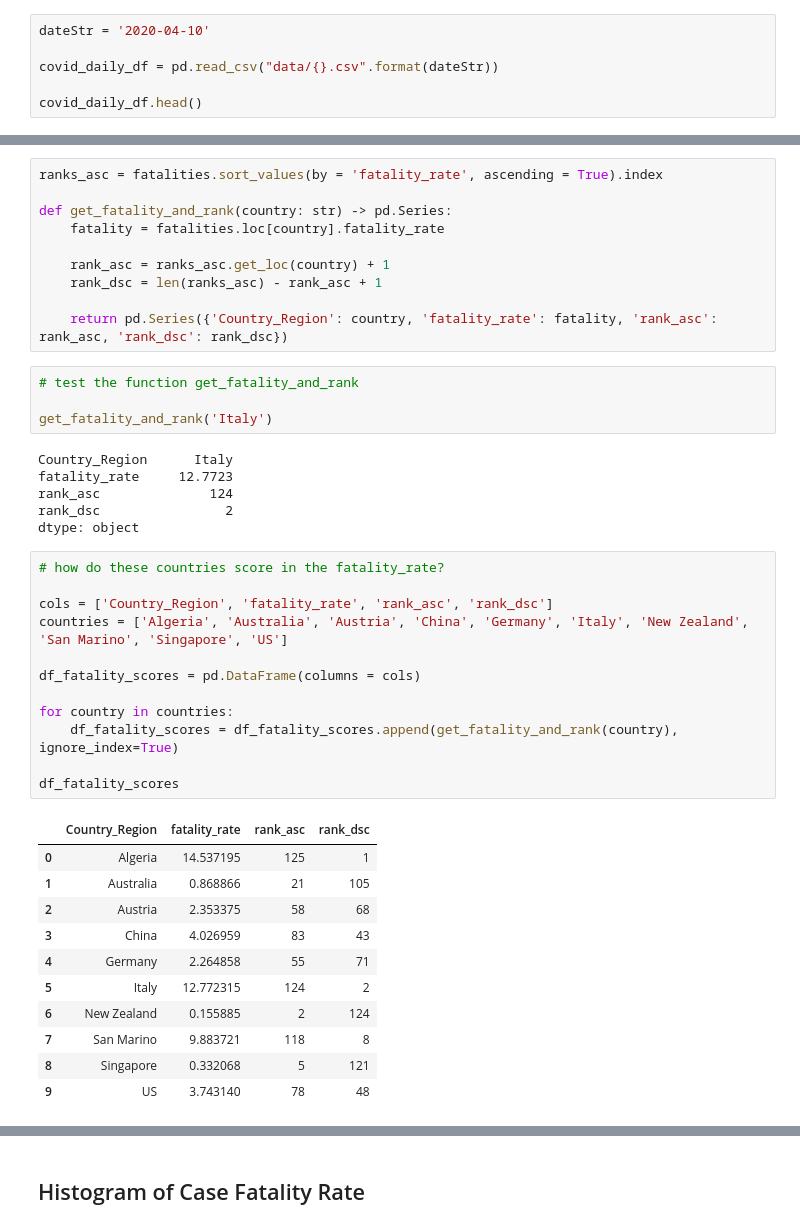
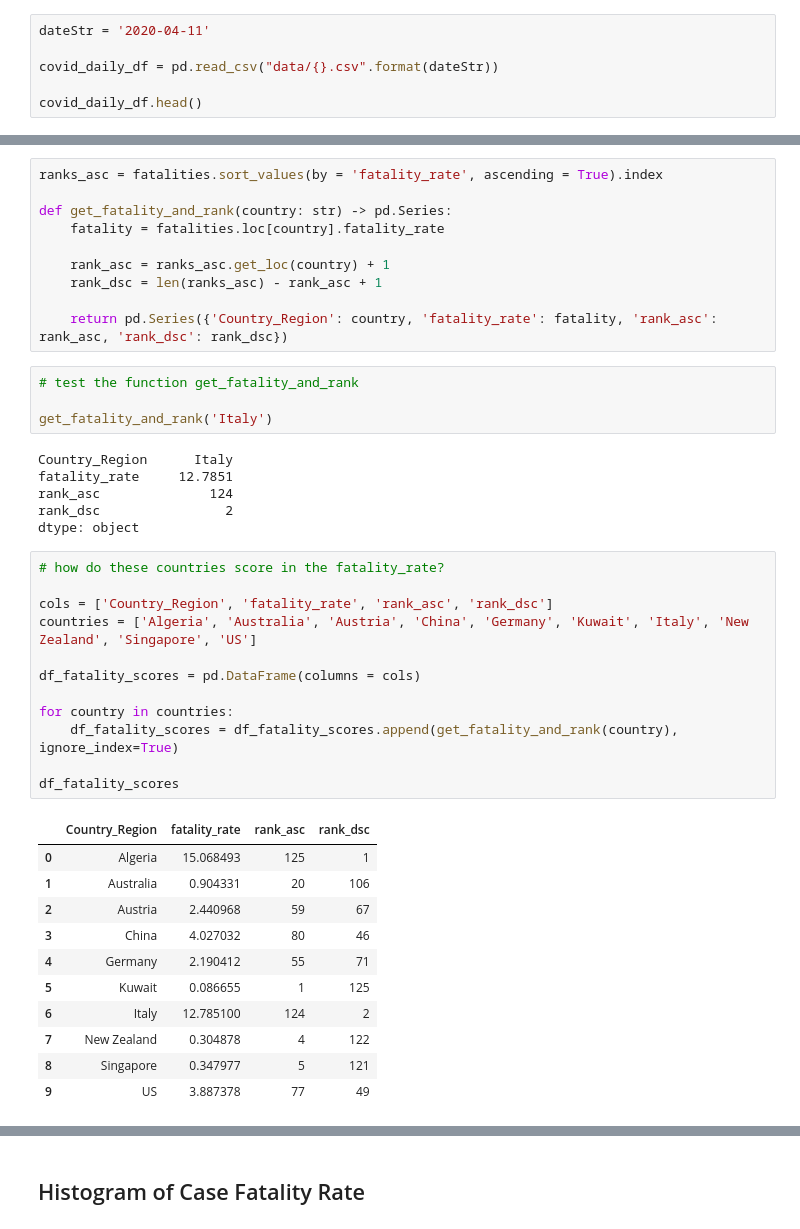
Before and after one commit to nnworkspace/covid19-insight, a Jupyter notebook: covid19-insight.ipynb, the cells around one changed output, grey strips where cells are left out. Cells and saved outputs as stored; diff of their text form.

```diff
--- a/covid19-insight.ipynb
+++ b/covid19-insight.ipynb
@@ -19,7 +19,7 @@ matplotlib version:  3.1.3
 pandas version:  1.0.3
 numpy version:  1.18.1
 # %%
-dateStr = '2020-04-10'
+dateStr = '2020-04-11'
 
 covid_daily_df = pd.read_csv("data/{}.csv".format(dateStr))
 
@@ -220,34 +220,34 @@ def get_fatality_and_rank(country: str) -> pd.Series:
 get_fatality_and_rank('Italy')
 # %% [output]
 Country_Region      Italy
-fatality_rate     12.7723
+fatality_rate     12.7851
 rank_asc              124
 rank_dsc                2
 dtype: object
 # %%
 # how do these countries score in the fatality_rate?
 
 cols = ['Country_Region', 'fatality_rate', 'rank_asc', 'rank_dsc']
-countries = ['Algeria', 'Australia', 'Austria', 'China', 'Germany', 'Italy', 'New Zealand', 'San Marino', 'Singapore', 'US']
+countries = ['Algeria', 'Australia', 'Austria', 'China', 'Germany', 'Kuwait', 'Italy', 'New Zealand', 'Singapore', 'US']
 
 df_fatality_scores = pd.DataFrame(columns = cols)
 
 for country in countries:
     df_fatality_scores = df_fatality_scores.append(get_fatality_and_rank(country), ignore_index=True)
 
 df_fatality_scores
 # %% [output]
 |  | Country_Region | fatality_rate | rank_asc | rank_dsc |
-| 0 | Algeria | 14.537195 | 125 | 1 |
-| 1 | Australia | 0.868866 | 21 | 105 |
-| 2 | Austria | 2.353375 | 58 | 68 |
-| 3 | China | 4.026959 | 83 | 43 |
-| 4 | Germany | 2.264858 | 55 | 71 |
-| 5 | Italy | 12.772315 | 124 | 2 |
-| 6 | New Zealand | 0.155885 | 2 | 124 |
-| 7 | San Marino | 9.883721 | 118 | 8 |
-| 8 | Singapore | 0.332068 | 5 | 121 |
-| 9 | US | 3.743140 | 78 | 48 |
+| 0 | Algeria | 15.068493 | 125 | 1 |
+| 1 | Australia | 0.904331 | 20 | 106 |
+| 2 | Austria | 2.440968 | 59 | 67 |
+| 3 | China | 4.027032 | 80 | 46 |
+| 4 | Germany | 2.190412 | 55 | 71 |
+| 5 | Kuwait | 0.086655 | 1 | 125 |
+| 6 | Italy | 12.785100 | 124 | 2 |
+| 7 | New Zealand | 0.304878 | 4 | 122 |
+| 8 | Singapore | 0.347977 | 5 | 121 |
+| 9 | US | 3.887378 | 77 | 49 |
 # %%
 # basic statistics of the fatality
 fatalities.fatality_rate.describe()
```
Also changed, not shown: parts of 18 cells of this notebook, 7 other files.
